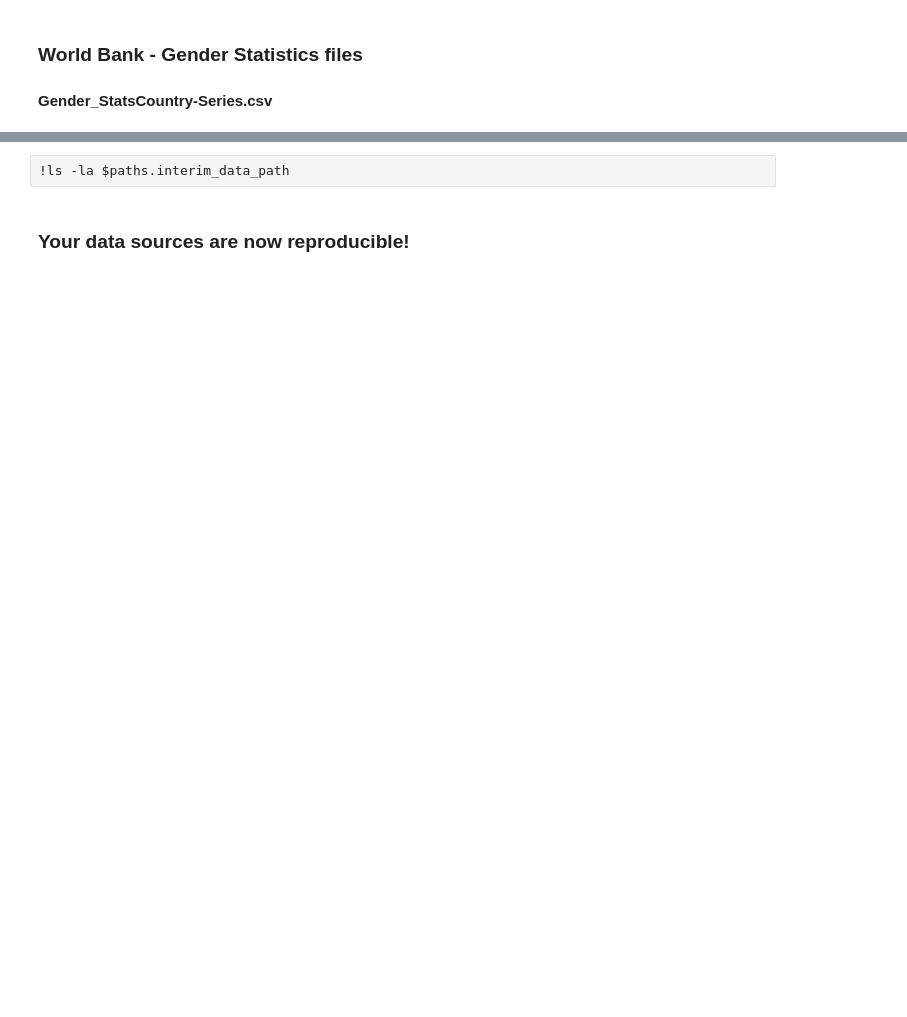
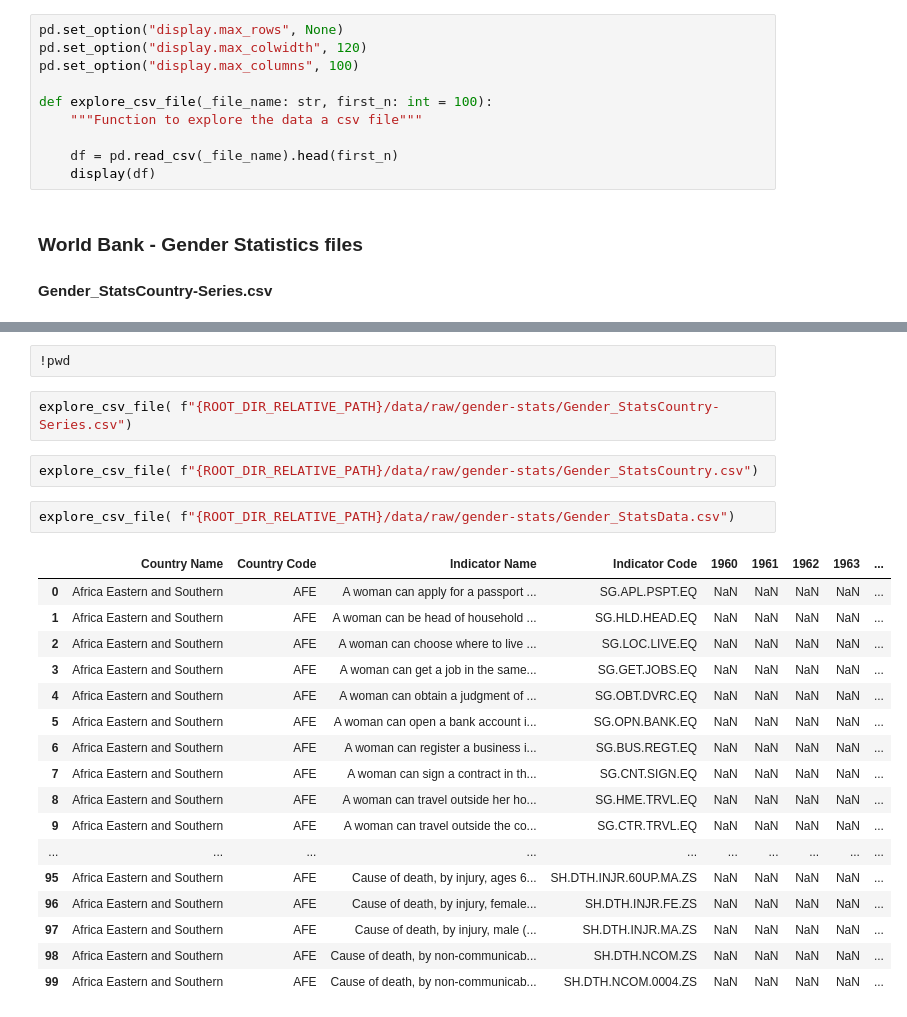
Before and after one commit to cuevash/birth-rate-prediction, a Jupyter notebook: notebooks/Exploratory Analysis.ipynb, the cells around one changed output, grey strips where cells are left out. Saved outputs shown, nothing was run; the diff lists cells and outputs as text; blank space fills up the shorter version.

```diff
--- a/notebooks/Exploratory Analysis.ipynb
+++ b/notebooks/Exploratory Analysis.ipynb
@@ -10,3 +21,13 @@ Where we evaluate and get a better undestanding of the data.
+# %%
+pd.set_option("display.max_rows", None)
+pd.set_option("display.max_colwidth", 120)
+pd.set_option("display.max_columns", 100)
+
+def explore_csv_file(_file_name: str, first_n: int = 100):
+    """Function to explore the data a csv file"""
+
+    df = pd.read_csv(_file_name).head(first_n)
+    display(df)
 # %% [markdown]
 ### World Bank - Gender Statistics files
 
@@ -338,4 +35,26 @@ Now we can blow away all the data that we've downloaded and set up so far, and r
-# %%
-!ls -la $paths.interim_data_path
-# %% [markdown]
-### Your data sources are now reproducible!
+# %%
+!pwd
+# %%
+explore_csv_file( f"{ROOT_DIR_RELATIVE_PATH}/data/raw/gender-stats/Gender_StatsCountry-Series.csv")
+# %%
+explore_csv_file( f"{ROOT_DIR_RELATIVE_PATH}/data/raw/gender-stats/Gender_StatsCountry.csv")
+# %%
+explore_csv_file( f"{ROOT_DIR_RELATIVE_PATH}/data/raw/gender-stats/Gender_StatsData.csv")
+# %% [output]
+|  | Country Name | Country Code | Indicator Name | Indicator Code | 1960 | 1961 | 1962 | 1963 | ... |
+| 0 | Africa Eastern and Southern | AFE | A woman can apply for a passport ... | SG.APL.PSPT.EQ | NaN | NaN | NaN | NaN | ... |
+| 1 | Africa Eastern and Southern | AFE | A woman can be head of household ... | SG.HLD.HEAD.EQ | NaN | NaN | NaN | NaN | ... |
+| 2 | Africa Eastern and Southern | AFE | A woman can choose where to live ... | SG.LOC.LIVE.EQ | NaN | NaN | NaN | NaN | ... |
+| 3 | Africa Eastern and Southern | AFE | A woman can get a job in the same... | SG.GET.JOBS.EQ | NaN | NaN | NaN | NaN | ... |
+| 4 | Africa Eastern and Southern | AFE | A woman can obtain a judgment of ... | SG.OBT.DVRC.EQ | NaN | NaN | NaN | NaN | ... |
+| 5 | Africa Eastern and Southern | AFE | A woman can open a bank account i... | SG.OPN.BANK.EQ | NaN | NaN | NaN | NaN | ... |
+| 6 | Africa Eastern and Southern | AFE | A woman can register a business i... | SG.BUS.REGT.EQ | NaN | NaN | NaN | NaN | ... |
+| 7 | Africa Eastern and Southern | AFE | A woman can sign a contract in th... | SG.CNT.SIGN.EQ | NaN | NaN | NaN | NaN | ... |
+| 8 | Africa Eastern and Southern | AFE | A woman can travel outside her ho... | SG.HME.TRVL.EQ | NaN | NaN | NaN | NaN | ... |
+| 9 | Africa Eastern and Southern | AFE | A woman can travel outside the co... | SG.CTR.TRVL.EQ | NaN | NaN | NaN | NaN | ... |
+| ... | ... | ... | ... | ... | ... | ... | ... | ... | ... |
+| 95 | Africa Eastern and Southern | AFE | Cause of death, by injury, ages 6... | SH.DTH.INJR.60UP.MA.ZS | NaN | NaN | NaN | NaN | ... |
+| 96 | Africa Eastern and Southern | AFE | Cause of death, by injury, female... | SH.DTH.INJR.FE.ZS | NaN | NaN | NaN | NaN | ... |
+| 97 | Africa Eastern and Southern | AFE | Cause of death, by injury, male (... | SH.DTH.INJR.MA.ZS | NaN | NaN | NaN | NaN | ... |
+| 98 | Africa Eastern and Southern | AFE | Cause of death, by non-communicab... | SH.DTH.NCOM.ZS | NaN | NaN | NaN | NaN | ... |
+| 99 | Africa Eastern and Southern | AFE | Cause of death, by non-communicab... | SH.DTH.NCOM.0004.ZS | NaN | NaN | NaN | NaN | ... |
```
Also changed, not shown: parts of 99 cells of this notebook, 2 other files.
